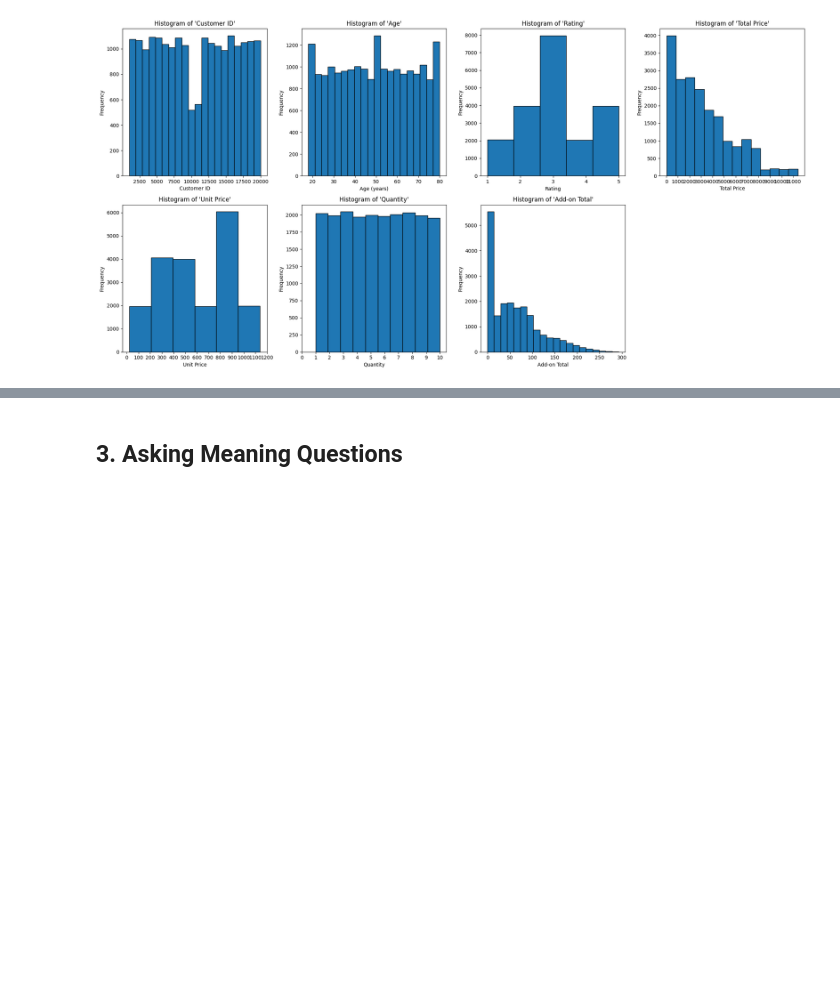
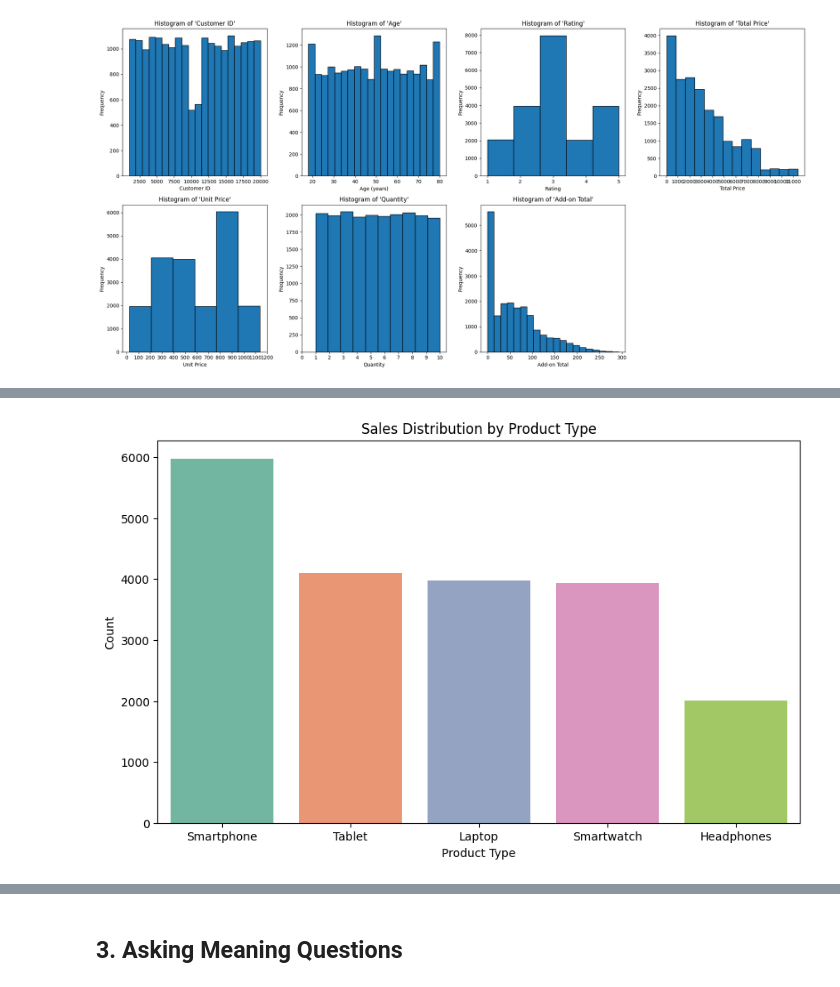
Before and after one commit to LtnLinh/CSC17104-Programming-for-Data-Science, a Jupyter notebook: Notebook.ipynb, the cells around one changed output, grey strips where cells are left out. Saved outputs shown, nothing was run; the diff lists cells and outputs as text; code cells hidden in the pictures; blank space fills up the shorter version.

```diff
--- a/Notebook.ipynb
+++ b/Notebook.ipynb
@@ -293,0 +354,9 @@ plt.show()
+# %%
+plt.figure(figsize=(10, 6))
+sns.countplot(x='Product Type', data=df, order=df['Product Type'].value_counts().index, palette='Set2')
+plt.title('Sales Distribution by Product Type')
+plt.xlabel('Product Type')
+plt.ylabel('Count')
+plt.show()
+# %% [output]
+[figure, added]
```
Also changed, not shown: parts of 29 cells of this notebook.
